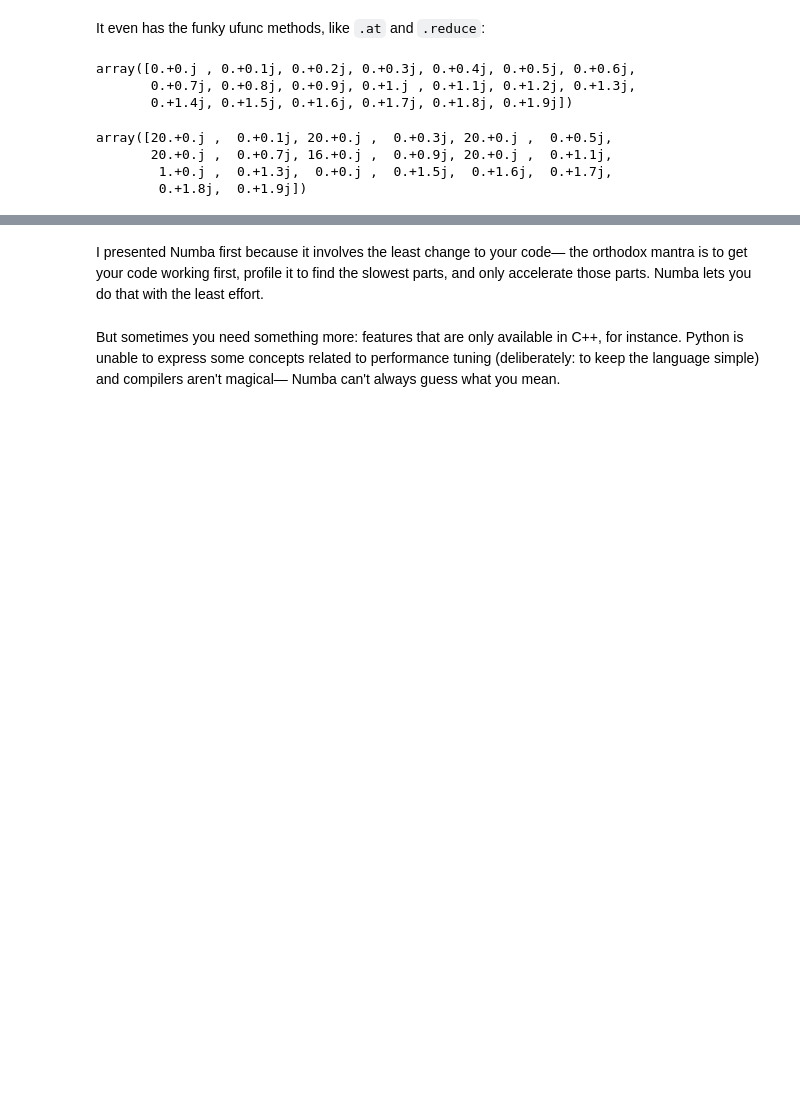
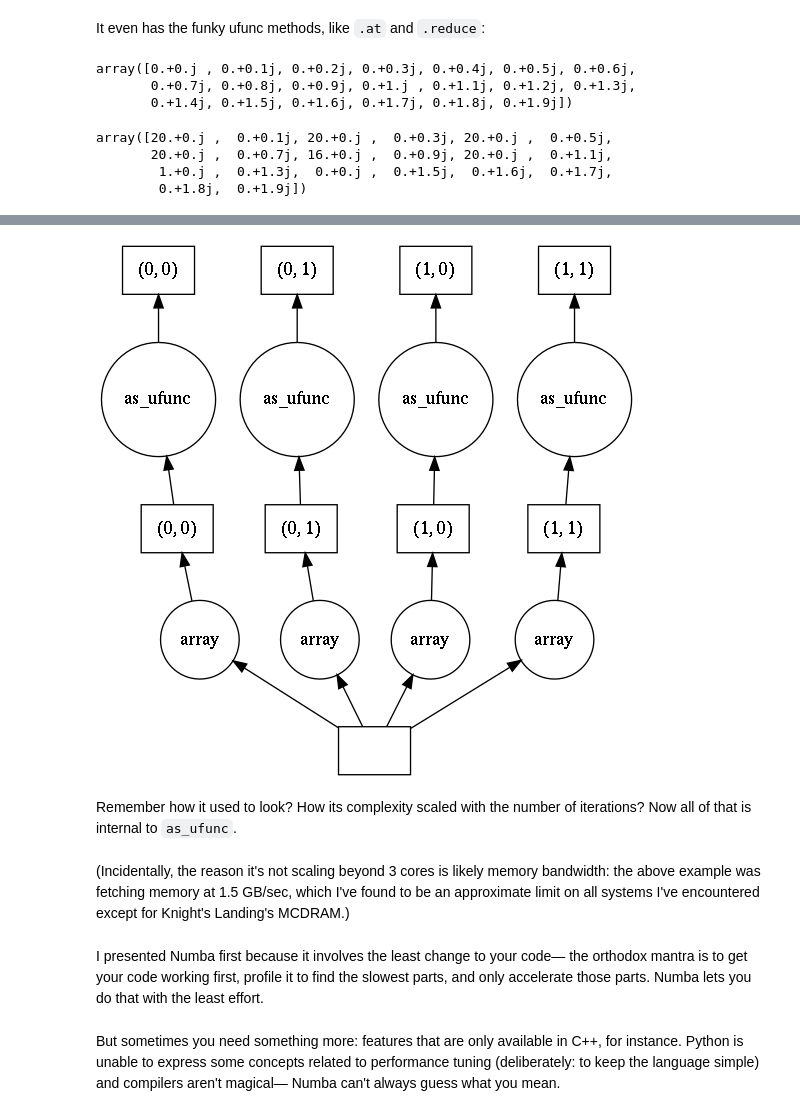
Before and after one commit to jpivarski-talks/python-numpy-mini-course, a Jupyter notebook: 6-compilers.ipynb, the cells around one changed output, grey strips where cells are left out. Saved outputs shown, nothing was run; the diff lists cells and outputs as text; code cells hidden in the pictures; blank space fills up the shorter version.

Commit message:
finished writing 6-compilers, though I'll need to turn it into slides (and probably adjust 5-dask)

```diff
--- a/6-compilers.ipynb
+++ b/6-compilers.ipynb
@@ -188,3 +198,12 @@ ModuleNotFoundError: No module named 'dask'
+# %%
+c = dask.array.from_array(numpy.array([[0j, 1j], [0j, 1j]]), chunks=(1, 1))
+as_ufunc(c, 20).visualize()
+# %% [output]
+[figure, added]
+# %% [markdown]
+Remember how it used to look? How its complexity scaled with the number of iterations? Now all of that is internal to `as_ufunc`.
+# %% [markdown]
+(Incidentally, the reason it's not scaling beyond 3 cores is likely memory bandwidth: the above example was fetching memory at 1.5 GB/sec, which I've found to be an approximate limit on all systems I've encountered except for Knight's Landing's MCDRAM.)
 # %% [markdown]
 I presented Numba first because it involves the least change to your code— the orthodox mantra is to get your code working first, profile it to find the slowest parts, and only accelerate those parts. Numba lets you do that with the least effort.
 # %% [markdown]
```
Also changed, not shown: parts of 33 cells of this notebook, 1 other file.
